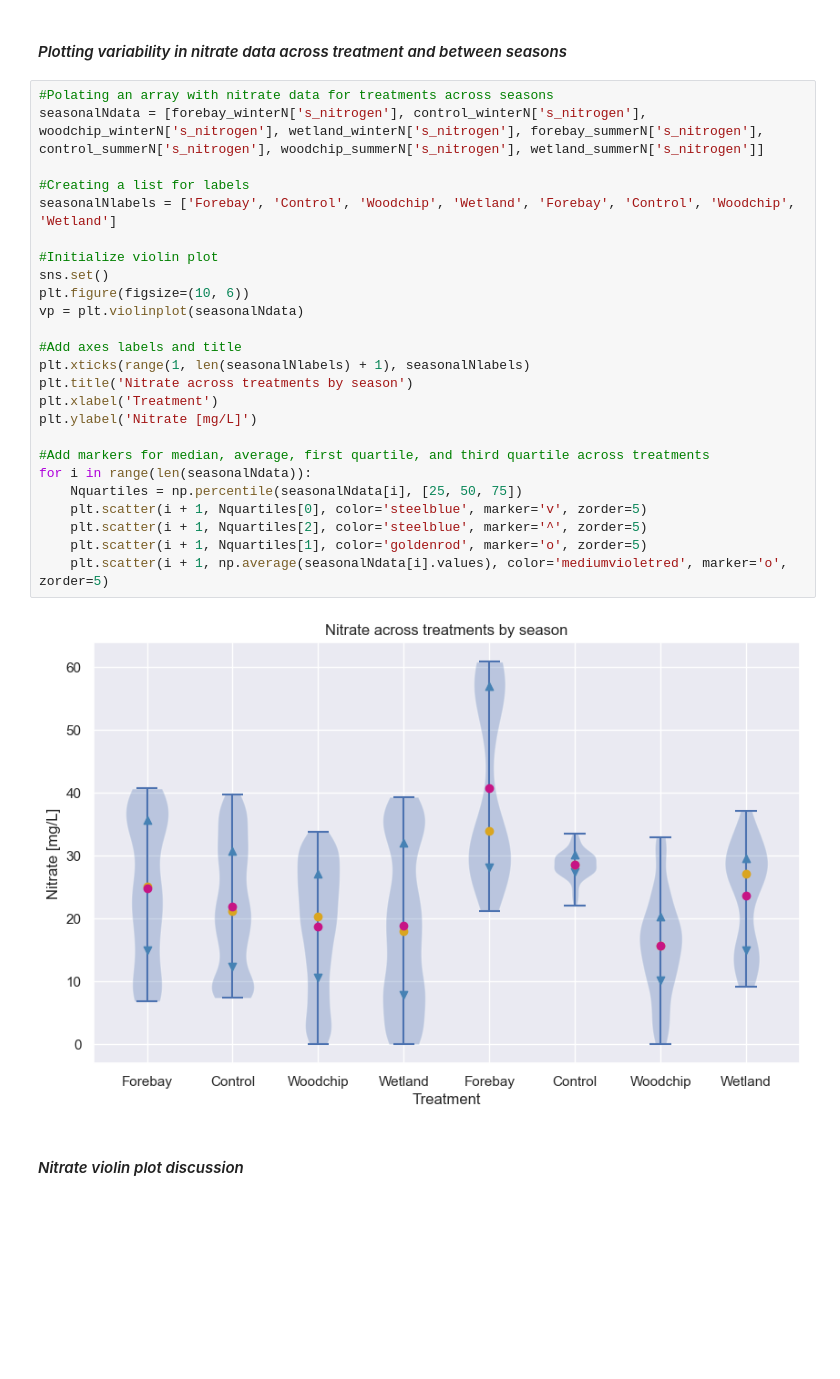
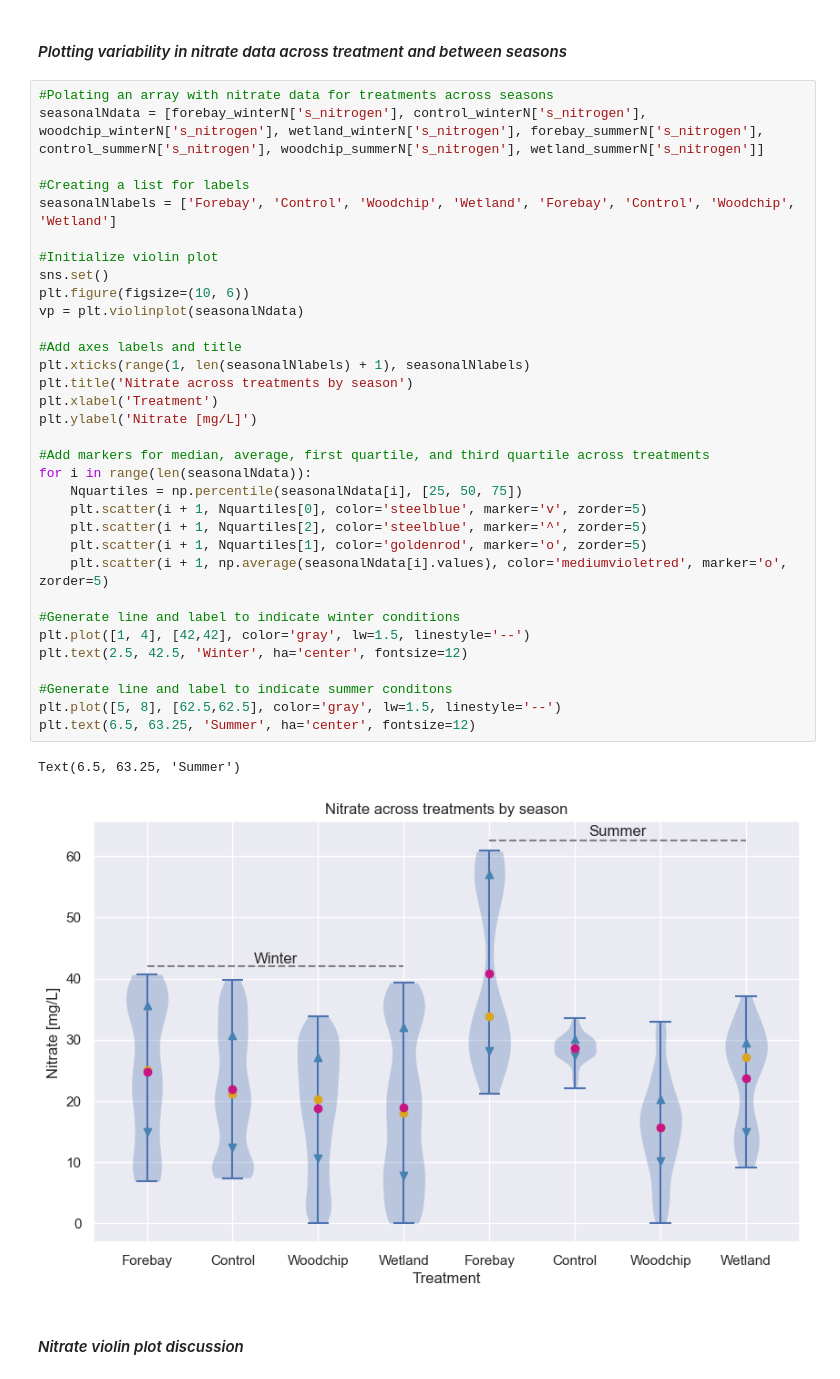
Before and after one commit to kmduncan1/MS263_BioreactorProject, a Jupyter notebook: ProjectNotebook.ipynb, the cells around one changed output. Cells and saved outputs as stored; diff of their text form; blank space fills up the shorter version.

```diff
--- a/ProjectNotebook.ipynb
+++ b/ProjectNotebook.ipynb
@@ -674,30 +708,39 @@ pg.pairwise_gameshowell(data=dfsub_summertempall, dv='temp', between='treatment'
 # %%
 #Polating an array with nitrate data for treatments across seasons
 seasonalNdata = [forebay_winterN['s_nitrogen'], control_winterN['s_nitrogen'], woodchip_winterN['s_nitrogen'], wetland_winterN['s_nitrogen'], forebay_summerN['s_nitrogen'], control_summerN['s_nitrogen'], woodchip_summerN['s_nitrogen'], wetland_summerN['s_nitrogen']]
 
 #Creating a list for labels
 seasonalNlabels = ['Forebay', 'Control', 'Woodchip', 'Wetland', 'Forebay', 'Control', 'Woodchip', 'Wetland']
 
 #Initialize violin plot
 sns.set()
 plt.figure(figsize=(10, 6))
 vp = plt.violinplot(seasonalNdata)
 
 #Add axes labels and title
 plt.xticks(range(1, len(seasonalNlabels) + 1), seasonalNlabels)
 plt.title('Nitrate across treatments by season')
 plt.xlabel('Treatment')
 plt.ylabel('Nitrate [mg/L]')
 
 #Add markers for median, average, first quartile, and third quartile across treatments
 for i in range(len(seasonalNdata)):
     Nquartiles = np.percentile(seasonalNdata[i], [25, 50, 75])
     plt.scatter(i + 1, Nquartiles[0], color='steelblue', marker='v', zorder=5)
     plt.scatter(i + 1, Nquartiles[2], color='steelblue', marker='^', zorder=5)
     plt.scatter(i + 1, Nquartiles[1], color='goldenrod', marker='o', zorder=5)
     plt.scatter(i + 1, np.average(seasonalNdata[i].values), color='mediumvioletred', marker='o', zorder=5)
+
+#Generate line and label to indicate winter conditions
+plt.plot([1, 4], [42,42], color='gray', lw=1.5, linestyle='--')
+plt.text(2.5, 42.5, 'Winter', ha='center', fontsize=12)
+
+#Generate line and label to indicate summer conditons
+plt.plot([5, 8], [62.5,62.5], color='gray', lw=1.5, linestyle='--')
+plt.text(6.5, 63.25, 'Summer', ha='center', fontsize=12)
 # %% [output]
+Text(6.5, 63.25, 'Summer')
-[figure, old version]
+[figure, new version]
 # %% [markdown]
 #### *Nitrate violin plot discussion*
 # %% [markdown]
```
Also changed, not shown: parts of 7 cells of this notebook.
